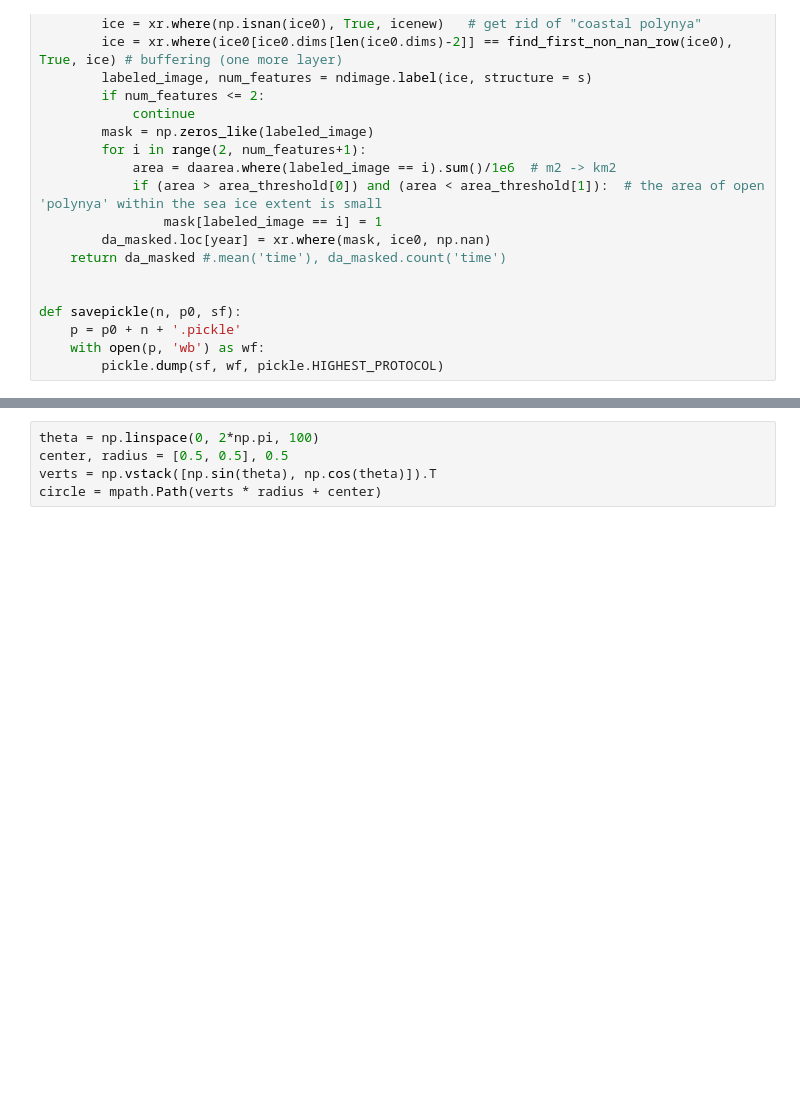
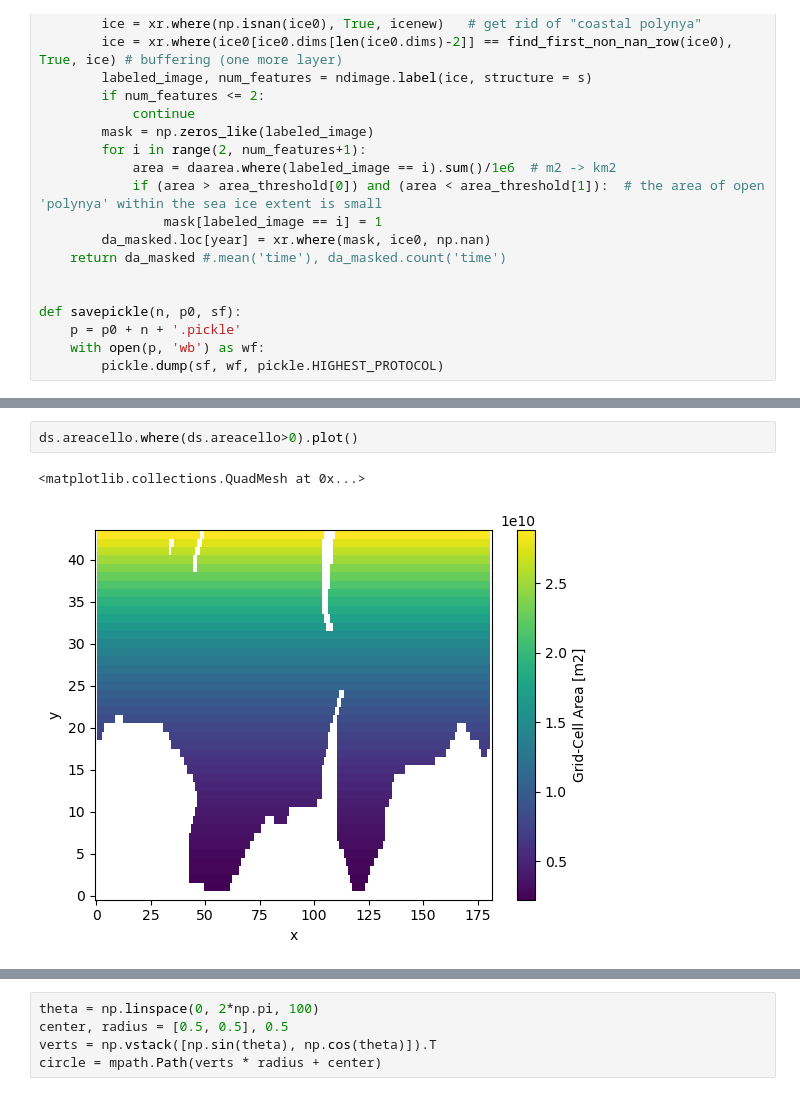
Before and after one commit to shunzi-work/SouthernOceanPolynya, a Jupyter notebook: part1/IcePlot.ipynb, the cells around one changed output, grey strips where cells are left out. Saved outputs shown, nothing was run; the diff lists cells and outputs as text; blank space fills up the shorter version.

```diff
--- a/chap1/IcePlot.ipynb
+++ b/part1/IcePlot.ipynb
@@ -232,0 +200,5 @@ import matplotlib.path as mpath
+# %%
+ds.areacello.where(ds.areacello>0).plot()
+# %% [output]
+<matplotlib.collections.QuadMesh at 0x...>
+[figure, added]
```
Also changed, not shown: parts of 17 cells of this notebook, 9 other files.
